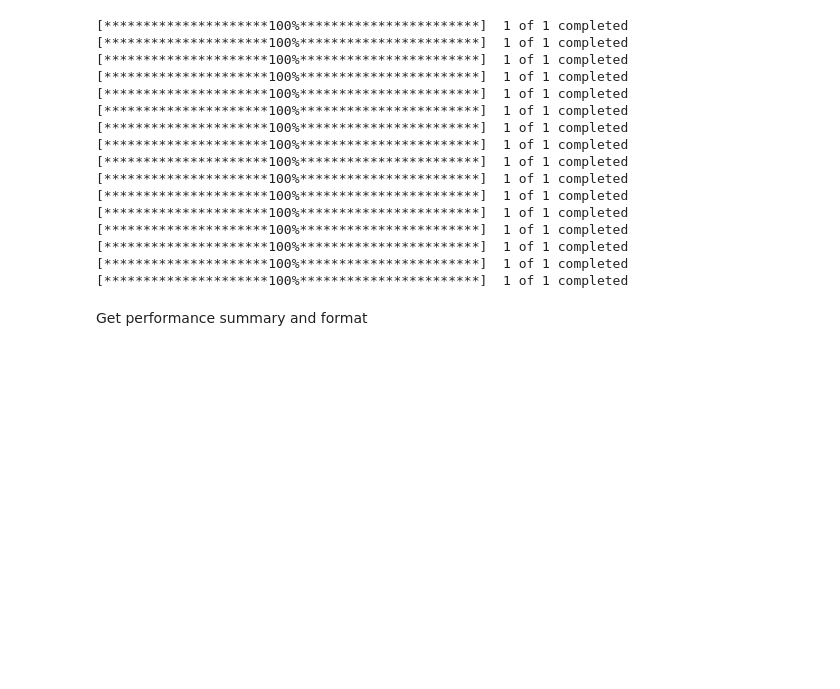
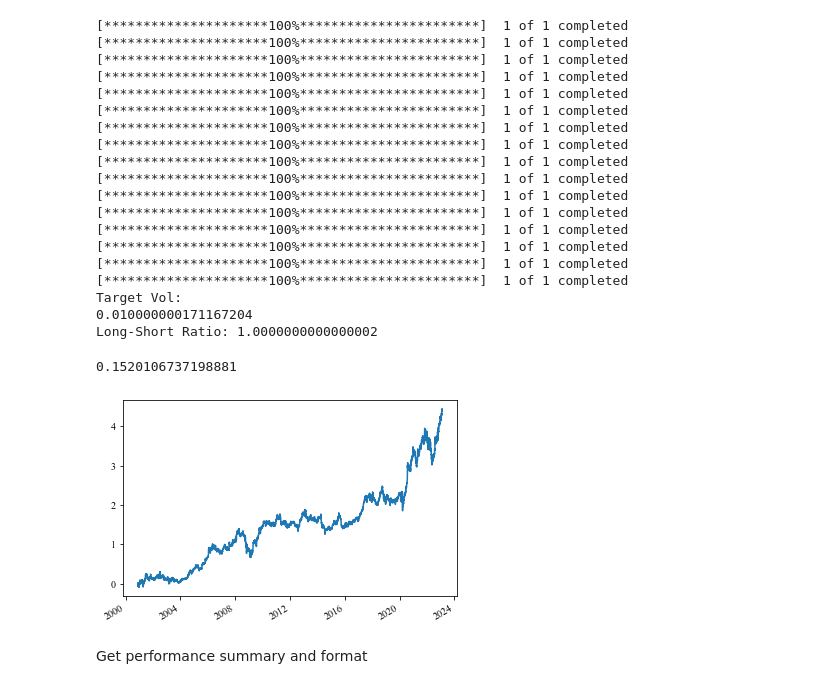
Before and after one commit to marcuskastevens/portfolio_newsletter, a Jupyter notebook: performance_attribution.ipynb, the cells around one changed output. Drawn from its saved outputs; the diff is of its cells as text; code cells hidden in the pictures; blank space fills up the shorter version.

```diff
--- a/performance_attribution.ipynb
+++ b/performance_attribution.ipynb
@@ -15,7 +15,7 @@ import matplotlib.pyplot as plt
 import matplotlib.ticker as mtick
 # %%
 # Get portfolio weights from csv
-mvo_weights = pd.read_csv(r'portfolio_reports_1-31-23/mvo_weights_1-30-23.csv').set_index('Date')
+mvo_weights = pd.read_csv(r'portfolio_reports_2-7-23/mvo_weights_2-7-23.csv').set_index('Date')
 mvo_weights = mvo_weights.iloc[-1]
 
 tickers = mvo_weights.index
@@ -24,15 +24,18 @@ returns = pd.DataFrame()
 for ticker in tickers:
 
     # Get trailing month's worth of stock prices
-    prices = yf.download(ticker, start=dt.date.today()-BDay(20*6), end=dt.date.today())['Adj Close']
+    # prices = yf.download(ticker, start=dt.date.today()-BDay(20*12*5), end=dt.date.today())['Adj Close']
+    prices = yf.download(ticker, start=dt.date.today()-BDay(252*23), end=dt.date.today())['Adj Close']
 
     # Get raw asset returns
     raw_rets = prices.pct_change()
     raw_rets = raw_rets.rename(ticker)
     returns = pd.concat([returns, raw_rets], axis=1)
 
-raw_returns = returns.dropna()
-weighted_returns = pd.Series(raw_returns.dot(mvo_weights), name='TAMID').dropna()
+raw_returns = returns
+# mvo_weights = backtest.mvo(hist_returns=raw_returns, expected_returns=raw_returns.tail(20*12*5).mean(), target_vol=.01, max_position_weight=2, net_exposure = 1, market_bias=0)
+mvo_weights = backtest.mvo(hist_returns=raw_returns, expected_returns=raw_returns.mean(), target_vol=.01, max_position_weight=2, net_exposure = 1, market_bias=0)
+weighted_returns = pd.Series((raw_returns*mvo_weights).sum(1), name='TAMID')
 # %% [output]
 [*********************100%***********************]  1 of 1 completed
 [*********************100%***********************]  1 of 1 completed
@@ -50,6 +53,15 @@ weighted_returns = pd.Series(raw_returns.dot(mvo_weights), name='TAMID').dropna(
 [*********************100%***********************]  1 of 1 completed
 [*********************100%***********************]  1 of 1 completed
 [*********************100%***********************]  1 of 1 completed
+Target Vol:
+0.010000000171167204
+Long-Short Ratio: 1.0000000000000002
+# %%
+backtest.cumulative_returns(weighted_returns).plot()
+weighted_returns.std()*252**.5
+# %% [output]
+0.1520106737198881
+[figure, added]
 # %% [markdown]
 Get performance summary and format
 # %%
```
Also changed, not shown: parts of 14 cells of this notebook, 43 other files.
